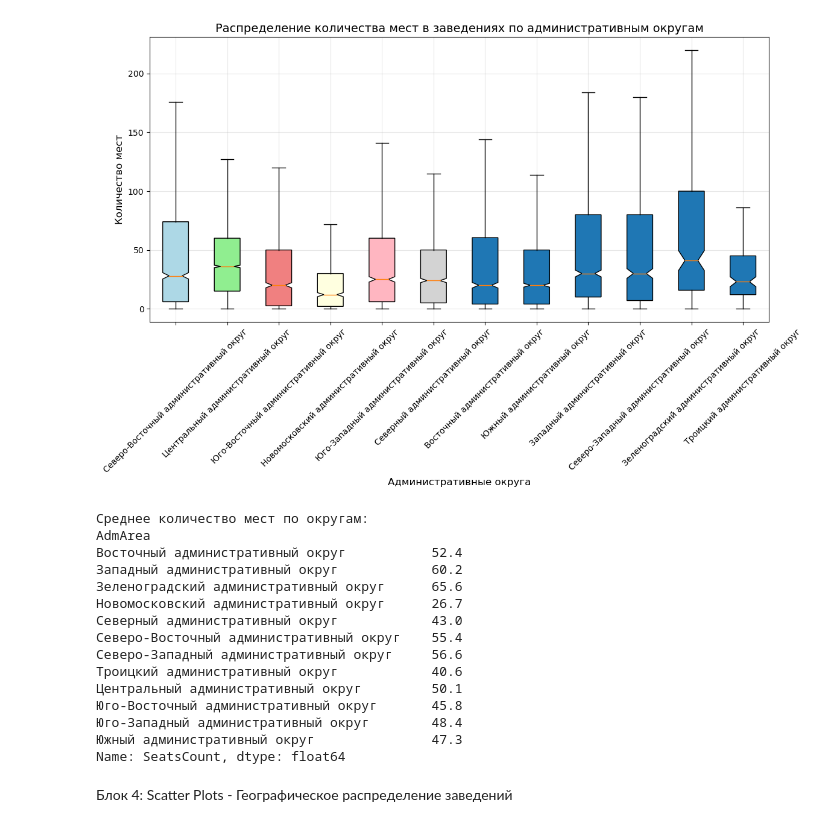
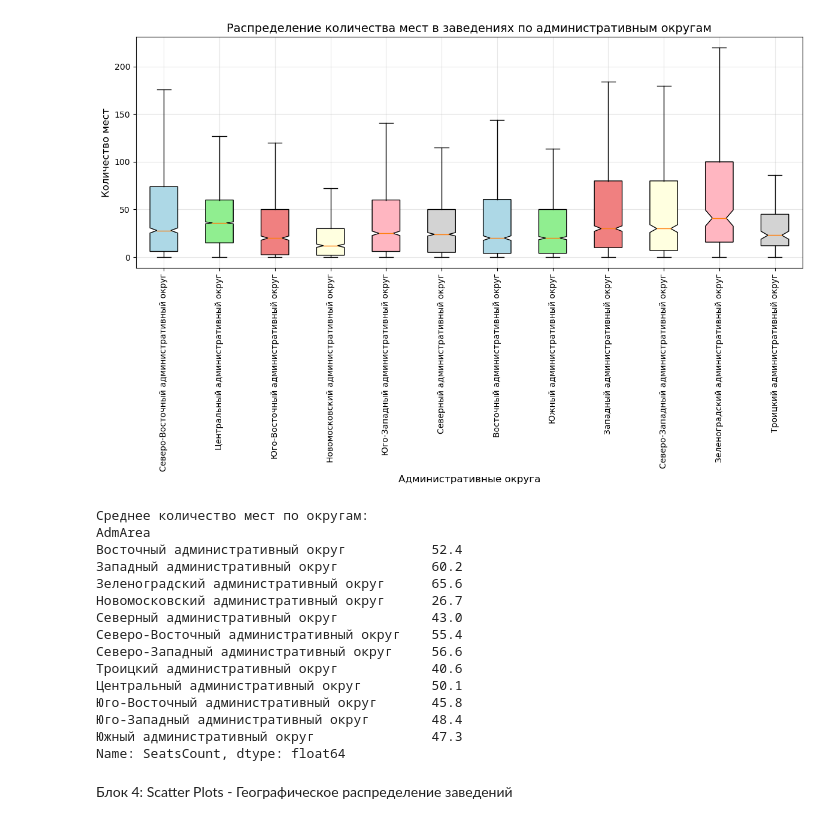
Before and after one commit to SARWX/SPPR, a Jupyter notebook: lab2/sppr_2.ipynb, the cells around one changed output. Drawn from its saved outputs; the diff is of its cells as text; code cells hidden in the pictures.

```diff
--- a/lab2/sppr_2.ipynb
+++ b/lab2/sppr_2.ipynb
@@ -88,36 +82,36 @@ Name: TypeObject, dtype: int64
 # Задание 2: Box Plots - Количество мест по административным округам
 plt.figure(figsize=(12, 8))
 
 # Группируем данные по округам
 adm_areas = df['AdmArea'].unique()
 data_by_area = []
 
 for area in adm_areas:
     seats_data = df[df['AdmArea'] == area]['SeatsCount'].dropna()
     data_by_area.append(seats_data)
 
 # Создаем box plot
 bp = plt.boxplot(data_by_area, patch_artist=True, notch=True, vert=True,
                 labels=adm_areas, showfliers=False)
 
 # Настройка внешнего вида
-colors = ['lightblue', 'lightgreen', 'lightcoral', 'lightyellow', 'lightpink', 'lightgray']
+colors = ['lightblue', 'lightgreen', 'lightcoral', 'lightyellow', 'lightpink', 'lightgray'] * 2
 for patch, color in zip(bp['boxes'], colors):
     patch.set_facecolor(color)
 
 plt.title('Распределение количества мест в заведениях по административным округам', fontsize=14)
 plt.xlabel('Административные округа', fontsize=12)
 plt.ylabel('Количество мест', fontsize=12)
-plt.xticks(rotation=45)
+plt.xticks(rotation=90)
 plt.grid(True, alpha=0.3)
 plt.tight_layout()
 plt.show()
 
 # Статистика по округам
 print("Среднее количество мест по округам:")
 print(df.groupby('AdmArea')['SeatsCount'].mean().round(1))
 # %% [output]
-[figure, old version]
+[figure, new version]
 Среднее количество мест по округам:
 AdmArea
 Восточный административный округ           52.4
```
Also changed, not shown: parts of 7 cells of this notebook.
